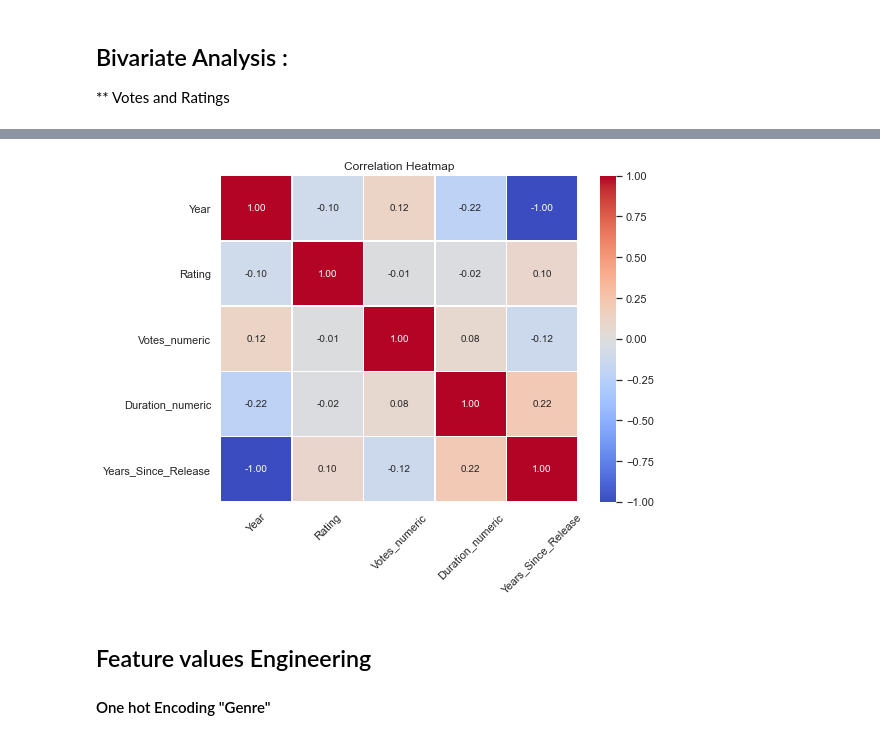
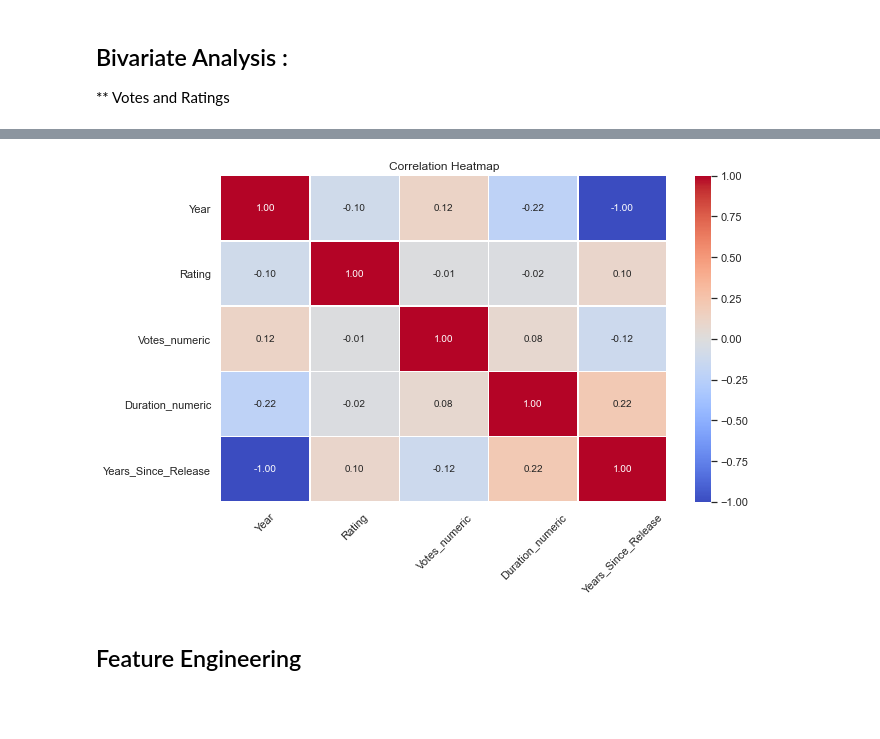
Before and after one commit to Edna722/CODSOFT_ML, a Jupyter notebook: Movie rating prediction_task 2.ipynb, the cells around one changed output, grey strips where cells are left out. Cells and saved outputs as stored; diff of their text form; code cells hidden in the pictures; blank space fills up the shorter version.

Commit message:
Feature Engineering In Progress

```diff
--- a/Movie rating prediction_task 2.ipynb
+++ b/Movie rating prediction_task 2.ipynb
@@ -552,13 +554,14 @@ plt.show()
 # %%
 # Correlation matrix using a heatmap
 correlation_matrix = movie_data.corr()
-plt.figure(figsize=(8, 6))  # Increase the figure size
+ # Increase the figure size
+plt.figure(figsize=(10, 6))
 sns.heatmap(correlation_matrix, annot=True, cmap="coolwarm", fmt=".2f", linewidths=0.5)  # Add annotations and adjust line widths
 plt.title("Correlation Heatmap")
-plt.xticks(rotation=45)  # Rotate x-axis labels for better visibility
+ # Rotate x-axis labels for better visibility
+plt.xticks(rotation=45)
 plt.show()
 # %% [output]
-[figure, old version]
+[figure, new version]
 # %% [markdown]
-## Feature values   Engineering
-#### One hot Encoding "Genre"
+## Feature Engineering
```
Also changed, not shown: parts of 6 cells of this notebook.
